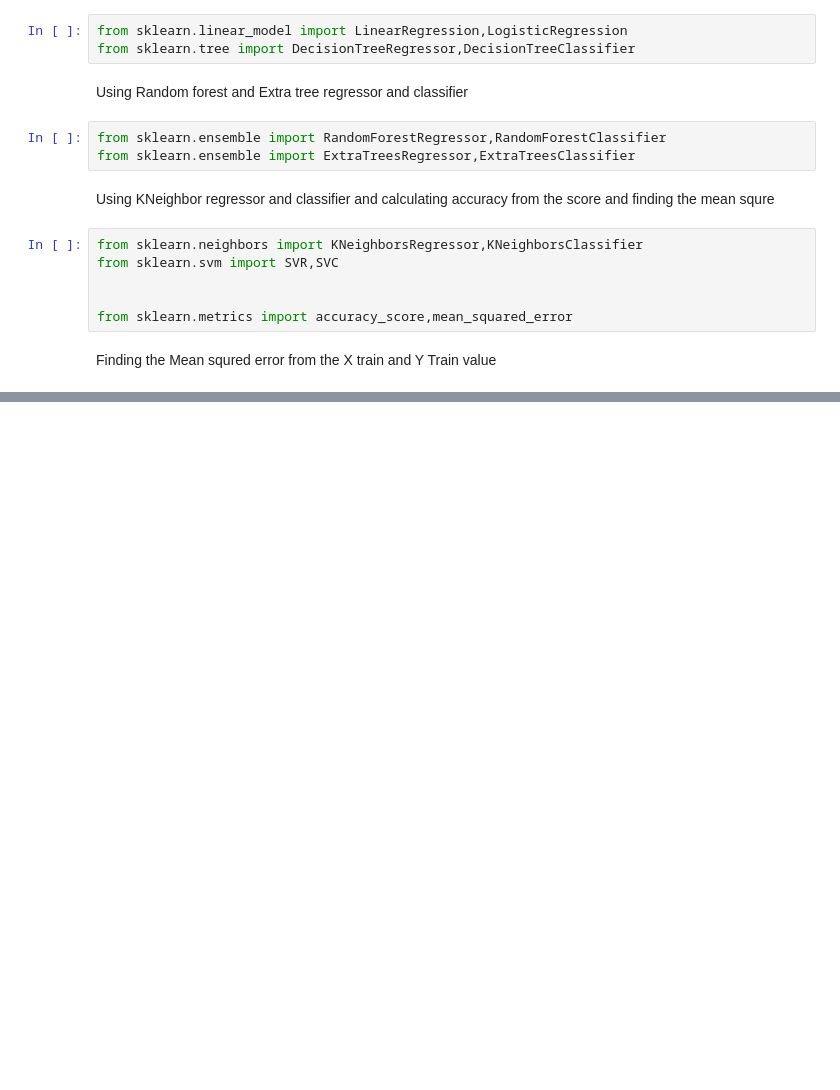
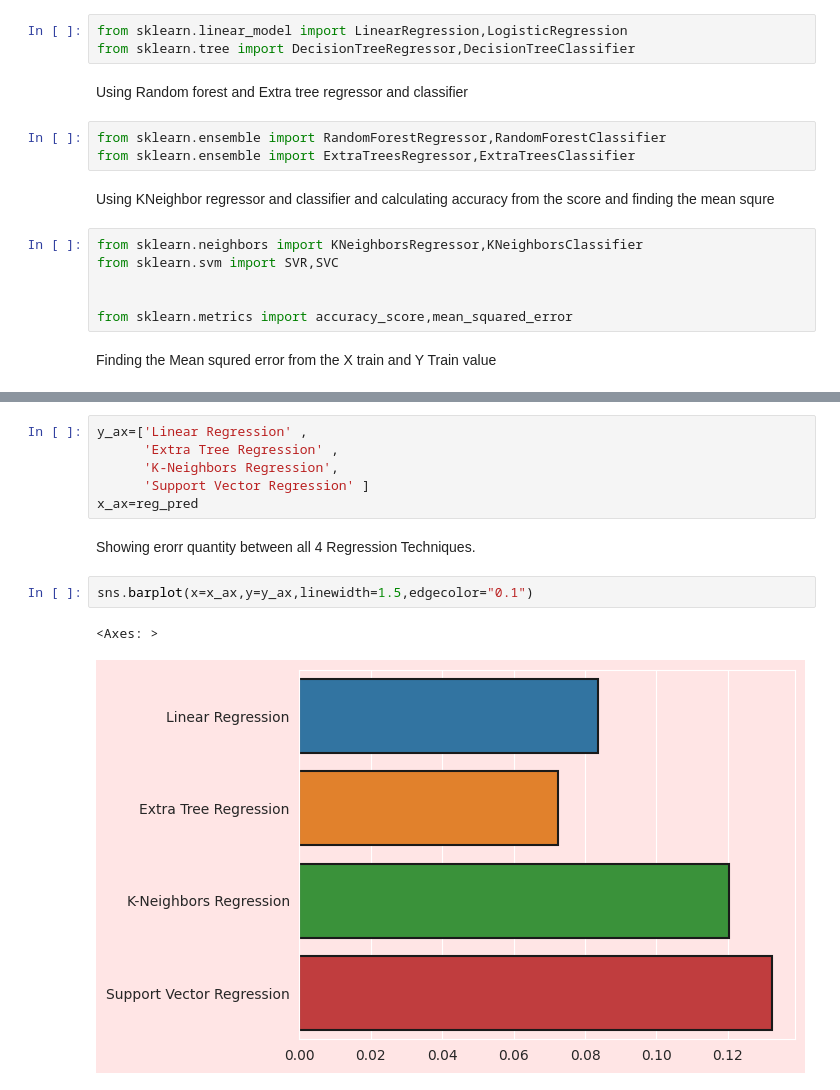
Before and after one commit to aritradey-CS/Admission-Prediction, a Jupyter notebook: PredictAdmission.ipynb, the cells around one changed output, grey strips where cells are left out. Saved outputs shown, nothing was run; the diff lists cells and outputs as text; blank space fills up the shorter version.

Commit message:
Showing error quantity between all 4 Regression Techniques.

```diff
--- a/PredictAdmission.ipynb
+++ b/PredictAdmission.ipynb
@@ -304,0 +314,13 @@ for name,model in regressors:
+# %%
+y_ax=['Linear Regression' ,
+      'Extra Tree Regression' ,
+      'K-Neighbors Regression',
+      'Support Vector Regression' ]
+x_ax=reg_pred
+# %% [markdown]
+Showing erorr quantity between all 4 Regression Techniques.
+# %%
+sns.barplot(x=x_ax,y=y_ax,linewidth=1.5,edgecolor="0.1")
+# %% [output]
+<Axes: >
+[figure, added]
```
Also changed, not shown: parts of 3 cells of this notebook.
